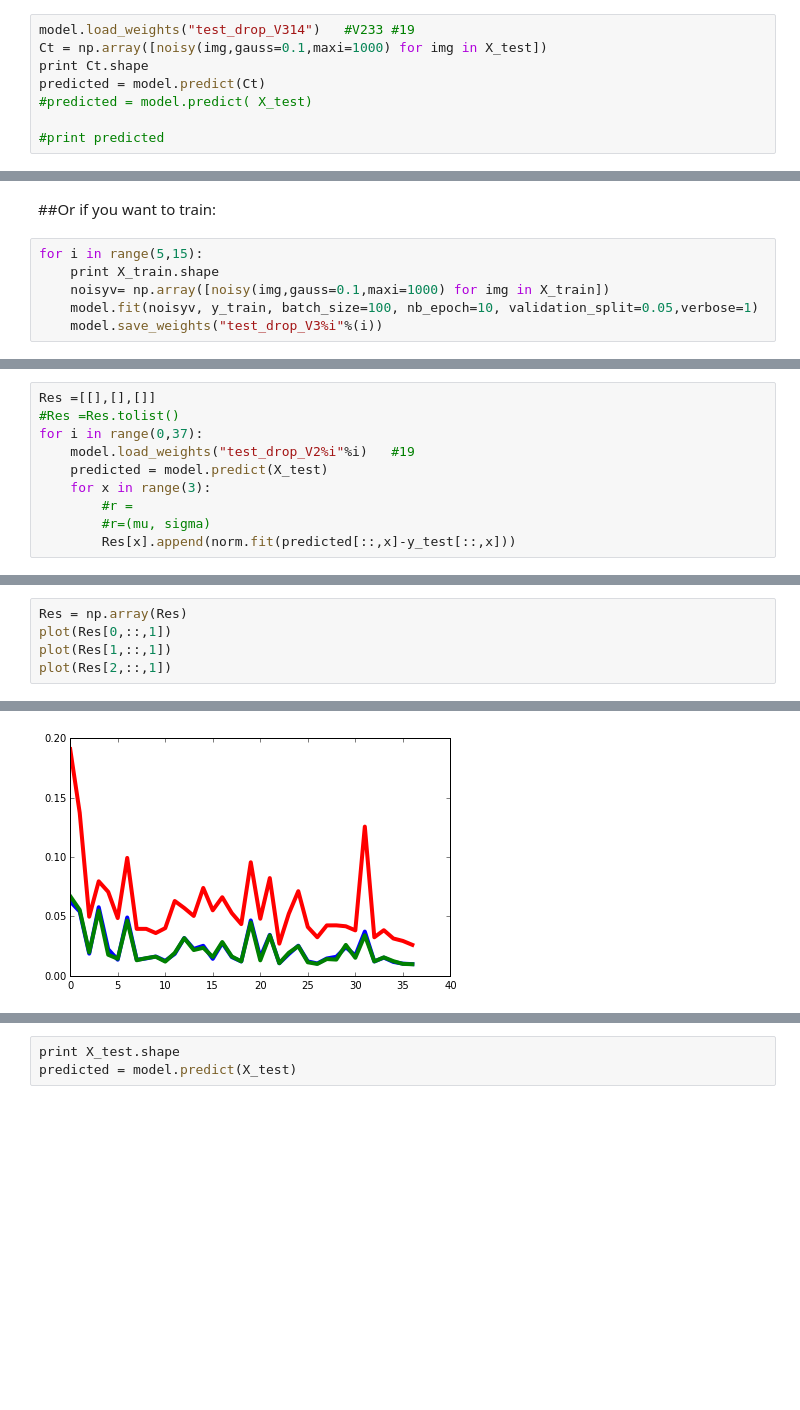
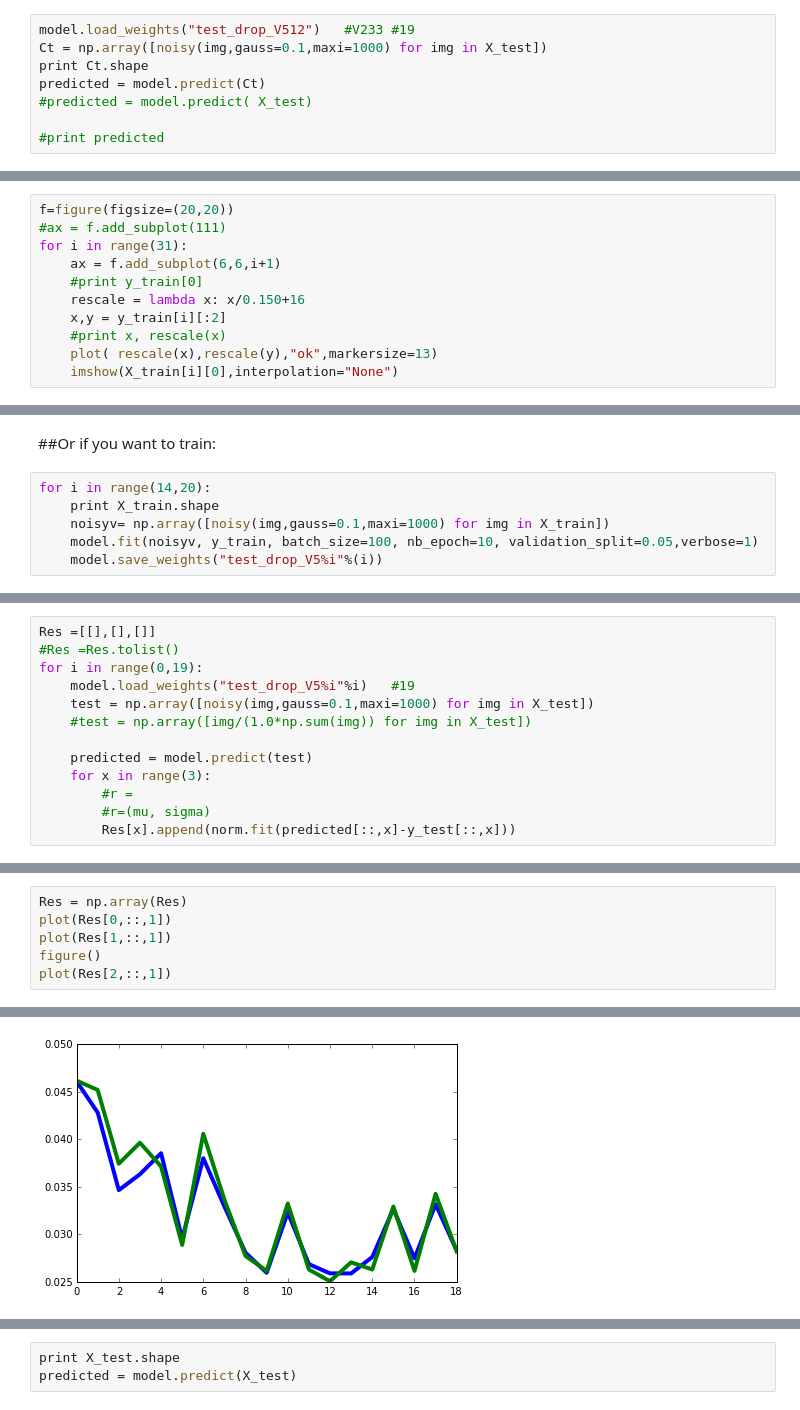
Before and after one commit to jeammimi/fit_PSF, a Jupyter notebook: Andrei fit.ipynb, the cells around one changed output, grey strips where cells are left out. Saved outputs shown, nothing was run; the diff lists cells and outputs as text; blank space fills up the shorter version.

```diff
--- a/Andrei fit.ipynb
+++ b/Andrei fit.ipynb
@@ -250,7 +370,7 @@ model.compile(loss='mean_squared_error', optimizer="rmsprop")#optimizer=sgd)
 # %% [markdown]
 ##To load the best weights  and predict on the test
 # %%
-model.load_weights("test_drop_V314")   #V233 #19
+model.load_weights("test_drop_V512")   #V233 #19
 Ct = np.array([noisy(img,gauss=0.1,maxi=1000) for img in X_test])
 print Ct.shape
 predicted = model.predict(Ct)
@@ -262,0 +383,11 @@ predicted = model.predict(Ct)
+# %%
+f=figure(figsize=(20,20))
+#ax = f.add_subplot(111)
+for i in range(31):
+    ax = f.add_subplot(6,6,i+1)
+    #print y_train[0]
+    rescale = lambda x: x/0.150+16
+    x,y = y_train[i][:2]
+    #print x, rescale(x)
+    plot( rescale(x),rescale(y),"ok",markersize=13)
+    imshow(X_train[i][0],interpolation="None")
@@ -263,11 +396,11 @@ predicted = model.predict(Ct)
 # %% [markdown]
 ##Or if you want to train:
 # %%
-for i in range(5,15):
+for i in range(14,20):
     print X_train.shape
     noisyv= np.array([noisy(img,gauss=0.1,maxi=1000) for img in X_train])
     model.fit(noisyv, y_train, batch_size=100, nb_epoch=10, validation_split=0.05,verbose=1)
-    model.save_weights("test_drop_V3%i"%(i))
+    model.save_weights("test_drop_V5%i"%(i))
 # %% [output]
 (8000, 1, 32, 32)
 Train on 7600 samples, validate on 400 samples
@@ -315,9 +462,12 @@ a = hist(y_test[::,2],bins=30)
 # %%
 Res =[[],[],[]]
 #Res =Res.tolist()
-for i in range(0,37):
-    model.load_weights("test_drop_V2%i"%i)   #19
-    predicted = model.predict(X_test)
+for i in range(0,19):
+    model.load_weights("test_drop_V5%i"%i)   #19
+    test = np.array([noisy(img,gauss=0.1,maxi=1000) for img in X_test])
+    #test = np.array([img/(1.0*np.sum(img)) for img in X_test])
+
+    predicted = model.predict(test)
     for x in range(3):
         #r =
         #r=(mu, sigma)
@@ -343,8 +495,9 @@ for i in range(0,37):
 # %%
 Res = np.array(Res)
 plot(Res[0,::,1])
 plot(Res[1,::,1])
+figure()
 plot(Res[2,::,1])
 # %% [output]
 [<matplotlib.lines.Line2D at 0x...>]
-[figure, old version]
+[figure, new version]
```
Also changed, not shown: parts of 21 cells of this notebook, 2 other files.
